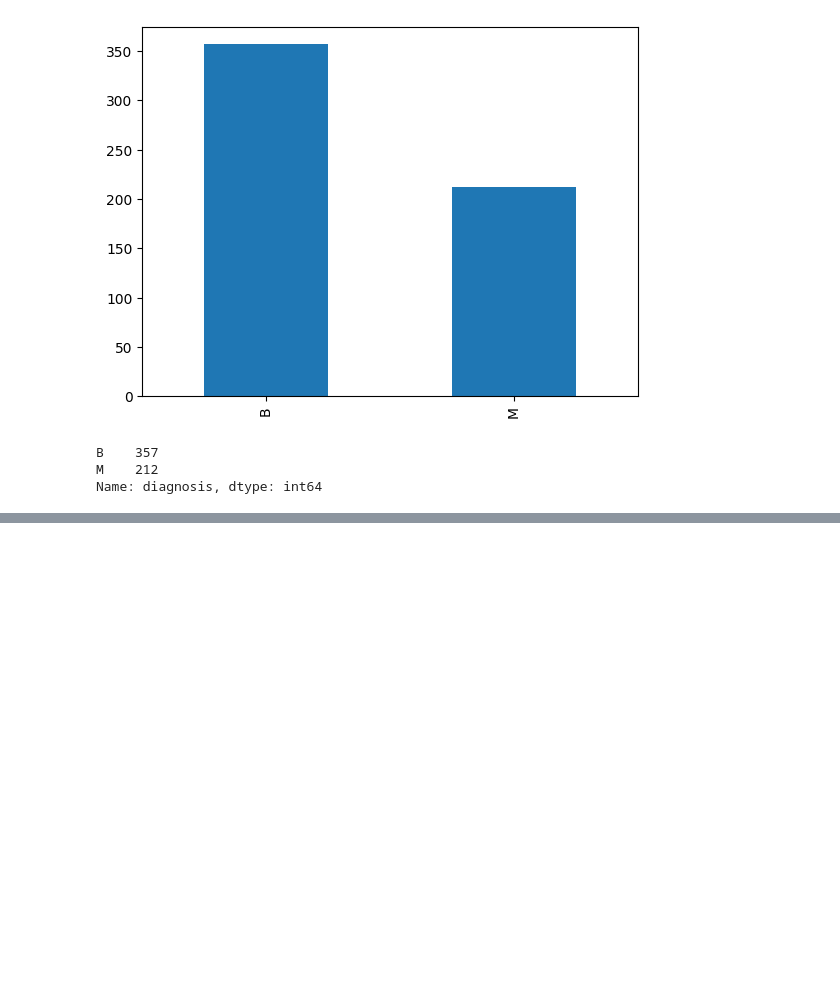
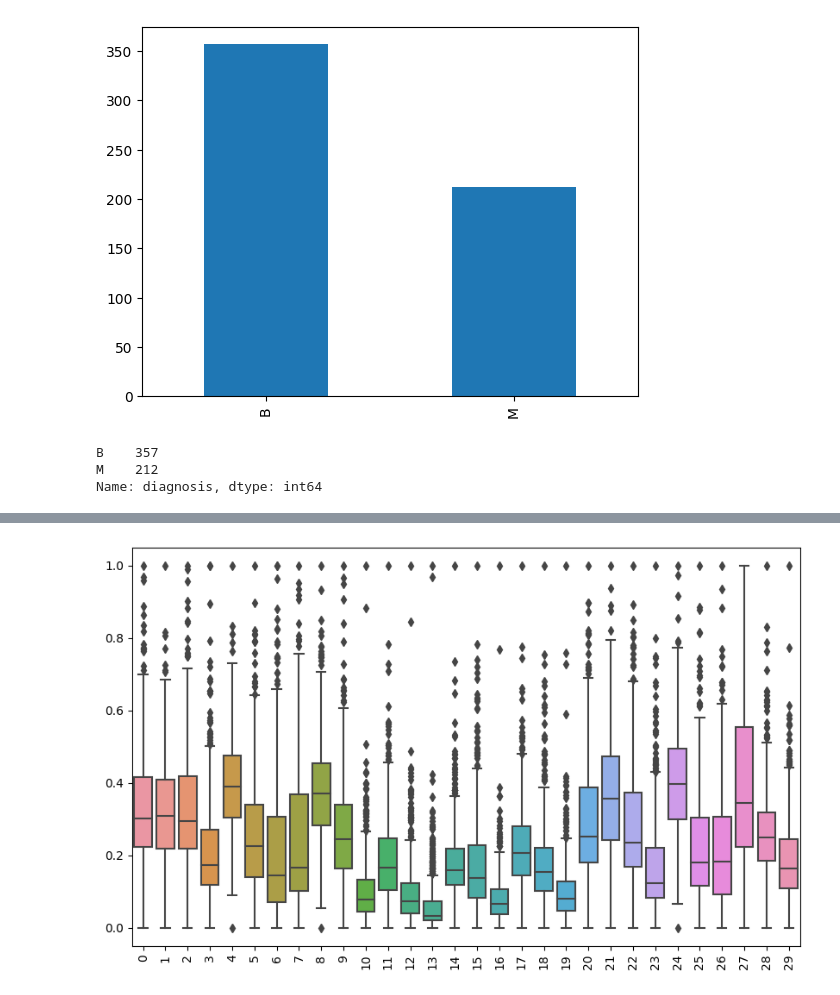
Before and after one commit to Luis4nge1/S5_Data_Mining_KNN, a Jupyter notebook: s5_knn.ipynb, the cells around one changed output, grey strips where cells are left out. Cells and saved outputs as stored; diff of their text form; code cells hidden in the pictures; blank space fills up the shorter version.

```diff
--- a/s5_knn.ipynb
+++ b/s5_knn.ipynb
@@ -94,0 +71,6 @@ new_model = pickle.load(open('model. sav', 'rb')) # para reutilizar el modelo
+# %%
+plt.figure(figsize = (10, 6))
+sns.boxplot (data = X_scaled)
+plt.xticks(rotation = 90);
+# %% [output]
+[figure, added]
```
Also changed, not shown: parts of 36 cells of this notebook.
